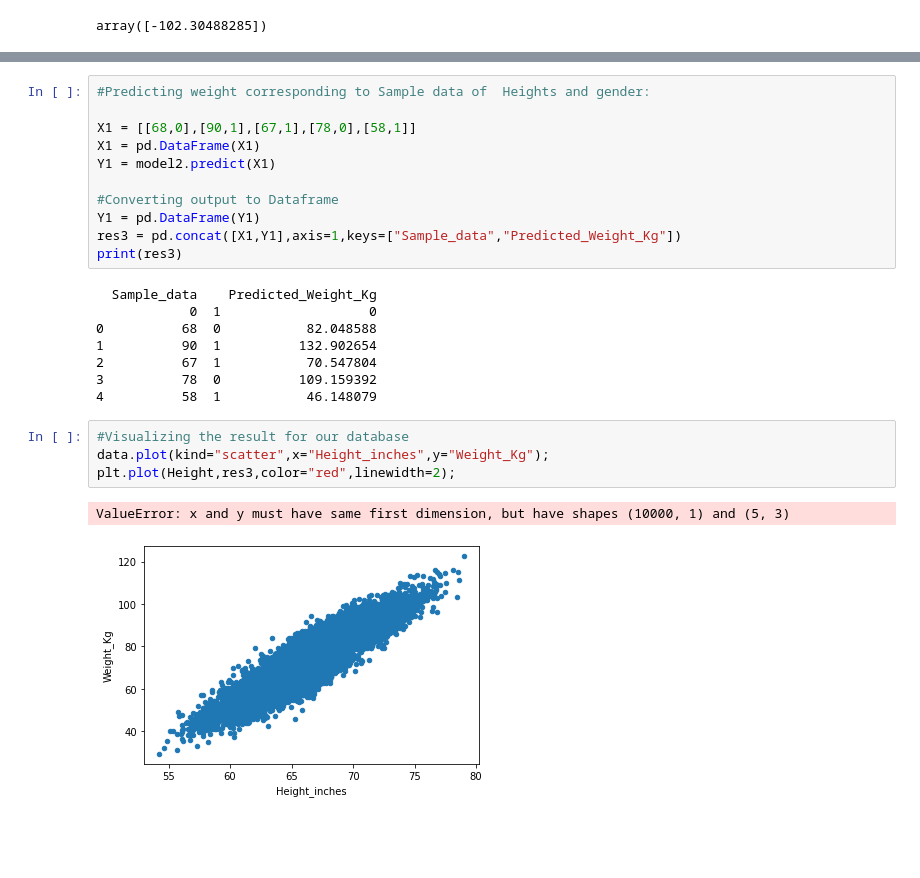
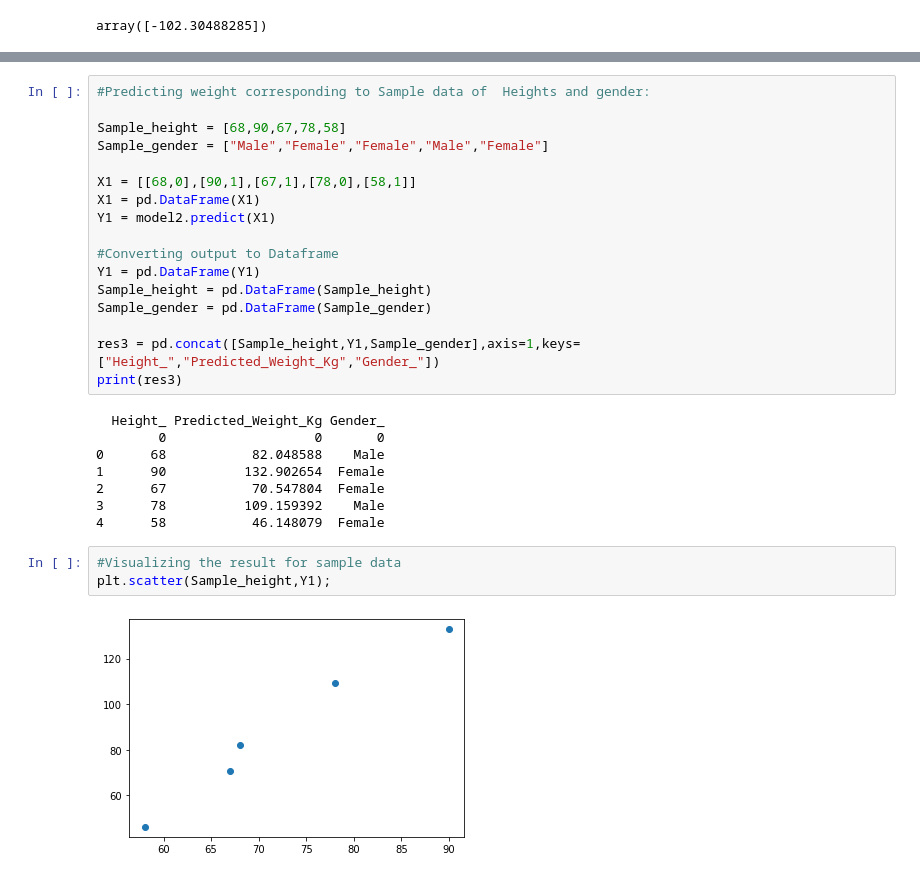
Before and after one commit to shelvi31/Multivariate-Linear-Regression, a Jupyter notebook: Multivariate Linear Regression 1.py.ipynb, the cells around one changed output, grey strips where cells are left out. Saved outputs shown, nothing was run; the diff lists cells and outputs as text; blank space fills up the shorter version.

```diff
--- a/Multivariate Linear Regression 1.py.ipynb
+++ b/Multivariate Linear Regression 1.py.ipynb
@@ -115,5 +154,8 @@ model2.score(data[["Height_inches","Gender_new"]],Weight)
 # %%
 #Predicting weight corresponding to Sample data of  Heights and gender:
+
+Sample_height = [68,90,67,78,58]
+Sample_gender = ["Male","Female","Female","Male","Female"]
 
 X1 = [[68,0],[90,1],[67,1],[78,0],[58,1]]
 X1 = pd.DataFrame(X1)
@@ -121,20 +163,21 @@ Y1 = model2.predict(X1)
 
 #Converting output to Dataframe
 Y1 = pd.DataFrame(Y1)
-res3 = pd.concat([X1,Y1],axis=1,keys=["Sample_data","Predicted_Weight_Kg"])
+Sample_height = pd.DataFrame(Sample_height)
+Sample_gender = pd.DataFrame(Sample_gender)
+
+res3 = pd.concat([Sample_height,Y1,Sample_gender],axis=1,keys=["Height_","Predicted_Weight_Kg","Gender_"])
 print(res3)
 # %% [output]
-  Sample_data    Predicted_Weight_Kg
-            0  1                   0
-0          68  0           82.048588
-1          90  1          132.902654
-2          67  1           70.547804
-3          78  0          109.159392
-4          58  1           46.148079
+  Height_ Predicted_Weight_Kg Gender_
+        0                   0       0
+0      68           82.048588    Male
+1      90          132.902654  Female
+2      67           70.547804  Female
+3      78          109.159392    Male
+4      58           46.148079  Female
-# %%
-#Visualizing the result for our database
-data.plot(kind="scatter",x="Height_inches",y="Weight_Kg");
-plt.plot(Height,res3,color="red",linewidth=2);
-# %% [output]
-ValueError: x and y must have same first dimension, but have shapes (10000, 1) and (5, 3)
-[figure, removed]
+# %%
+#Visualizing the result for sample data
+plt.scatter(Sample_height,Y1);
+# %% [output]
+[figure, added]
```
Also changed, not shown: parts of 5 cells of this notebook.
